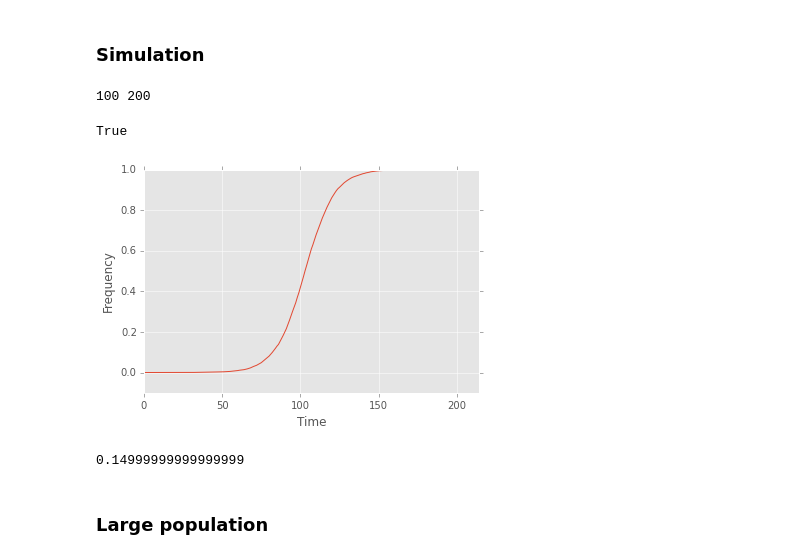
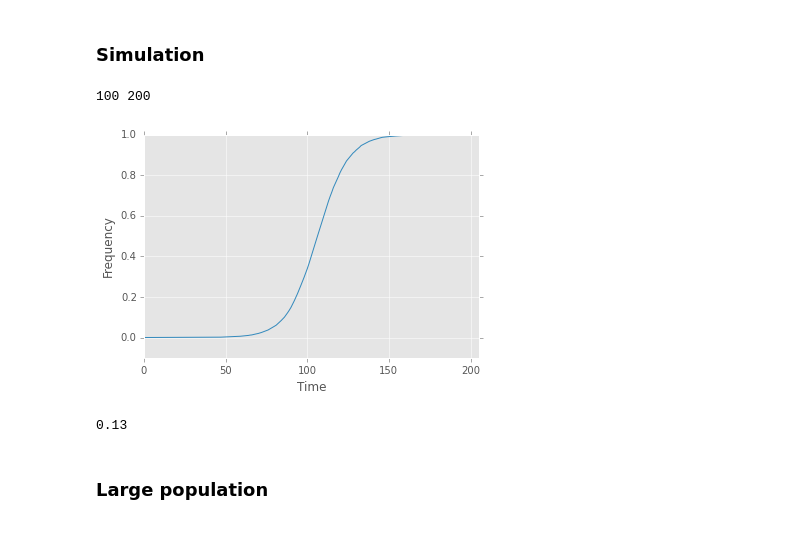
Before and after one commit to yoavram/ipython-notebooks, a Jupyter notebook: Fixation of a beneficial allele.ipynb, the cells around one changed output. Drawn from its saved outputs; the diff is of its cells as text; code cells hidden in the pictures.

```diff
--- a/Fixation of a beneficial allele.ipynb
+++ b/Fixation of a beneficial allele.ipynb
@@ -5,36 +5,36 @@
 # %%
 def simulate_fixation(s,N,x,PLOT=False):
     if PLOT:
         _ = []
-    while not (allclose(x,1) or allclose(x,0)):
+    while not (np.allclose(x,1) or np.allclose(x,0)):
         assert 0 < x < 1
         if PLOT: _.append(x)
         x = x/(1-s+s*x)
         n = binomial(N,x)
         x = n/float(N)
         if PLOT:
             if len(_)%100 == 0:
                 print len(_),
     if PLOT:
         plot(range(len(_)), _)
         ylim(-0.1,1)
         xlim(0,max(10,len(_)))
         xlabel("Time")
         ylabel("Frequency")
     return allclose(x,1)
 
-simulate_fixation(0.1, 1e5, 1e-5,True)
+while not simulate_fixation(0.1, 1e5, 1e-5,True):
+    pass
 # %% [output]
 100 200
-True
-[figure, old version]
+[figure, new version]
 # %%
 def p_simulation(s,N,x,replicates=100):
     ps = [simulate_fixation(s, N, 1./N) for _ in range(replicates)]
     return mean(ps)
-p_simulation(s, N, 1./N)
+p_simulation(0.1, 1e5, 1e-5)
 # %% [output]
-0.14999999999999999
+0.13
 # %% [markdown]
 ### Large population
 # %%
```
Also changed, not shown: parts of 11 cells of this notebook, 1 other file.
